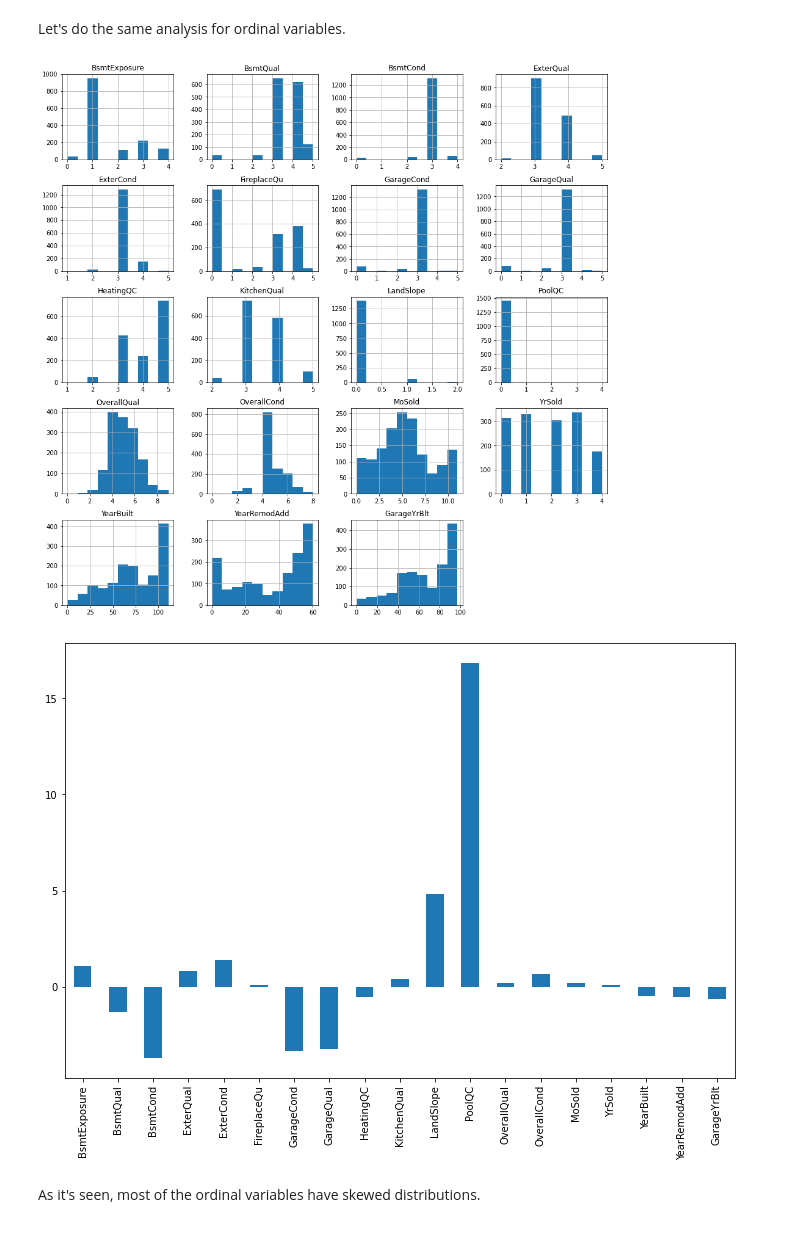
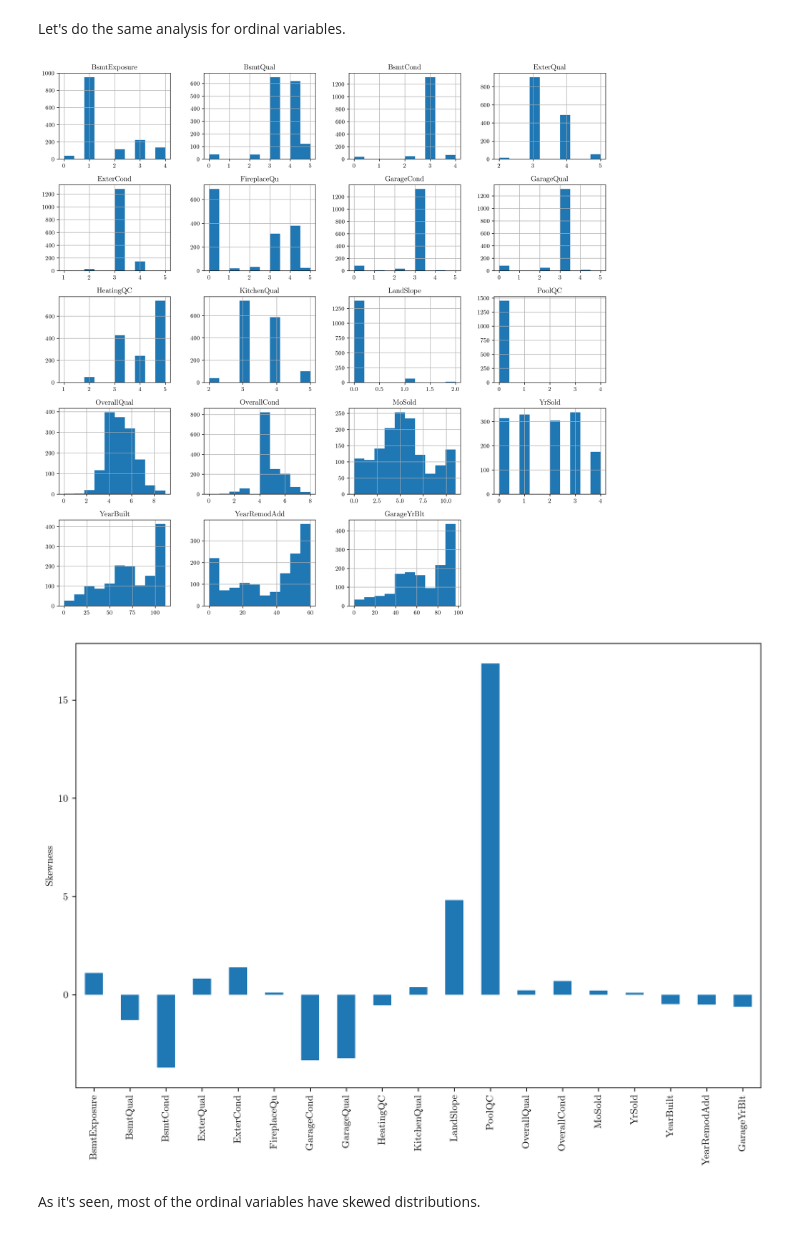
Before and after one commit to bdsaglam/di501, a Jupyter notebook: term-project/nbs/nb1-dataquality.ipynb, the cells around one changed output. Saved outputs shown, nothing was run; the diff lists cells and outputs as text; code cells hidden in the pictures.

```diff
--- a/term-project/nbs/nb1-dataquality.ipynb
+++ b/term-project/nbs/nb1-dataquality.ipynb
@@ -21,3 +19,15 @@ np.random.seed(42)
+# %%
+%matplotlib inline
+import matplotlib as mpl
+
+plt.rc('font', family='serif')
+plt.rc('text', usetex=True)
+mpl.rcParams['figure.dpi'] = 300
+
+def savefig(name, **kwargs):
+    params = dict(bbox_inches='tight', transparent="True", pad_inches=0)
+    params.update(kwargs)
+    plt.savefig(f'../images/{name}.png', **params)
 # %%
 from fastcore.basics import patch_to
 
@@ -396,12 +407,15 @@ Let's do the same analysis for ordinal variables.
 # %%
 ordinal_df = df[ORDINALS].apply(lambda ser: ser.cat.codes)
 ordinal_df.hist(figsize=(16, 16));
+savefig('ordinals-histogram')
 # %% [output]
-[figure, old version]
+[figure, new version]
 # %%
 ordinal_df.skew().plot(kind='bar', figsize=(12, 8));
+plt.ylabel('Skewness')
+plt.savefig('ordinals-skewness-bar')
 # %% [output]
-[figure, old version]
+[figure, new version]
 # %% [markdown]
 As it's seen, most of the ordinal variables have skewed distributions.
 # %%
```
Also changed, not shown: parts of 6 cells of this notebook, 11 other files.
